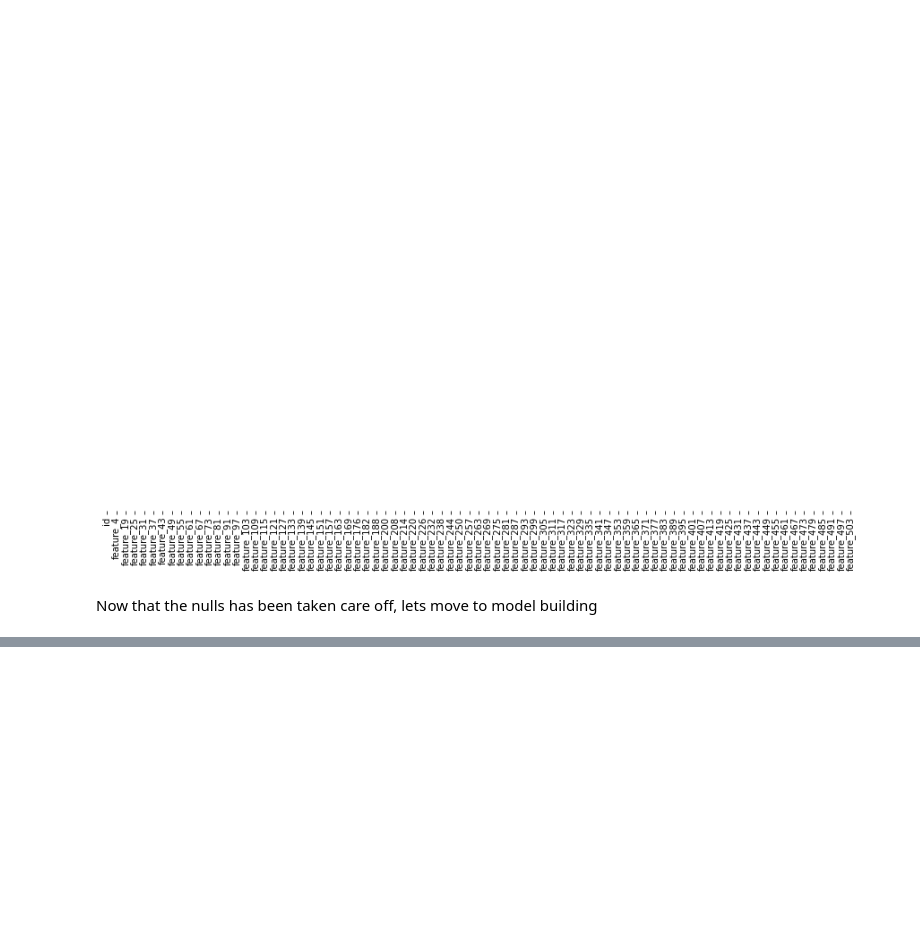
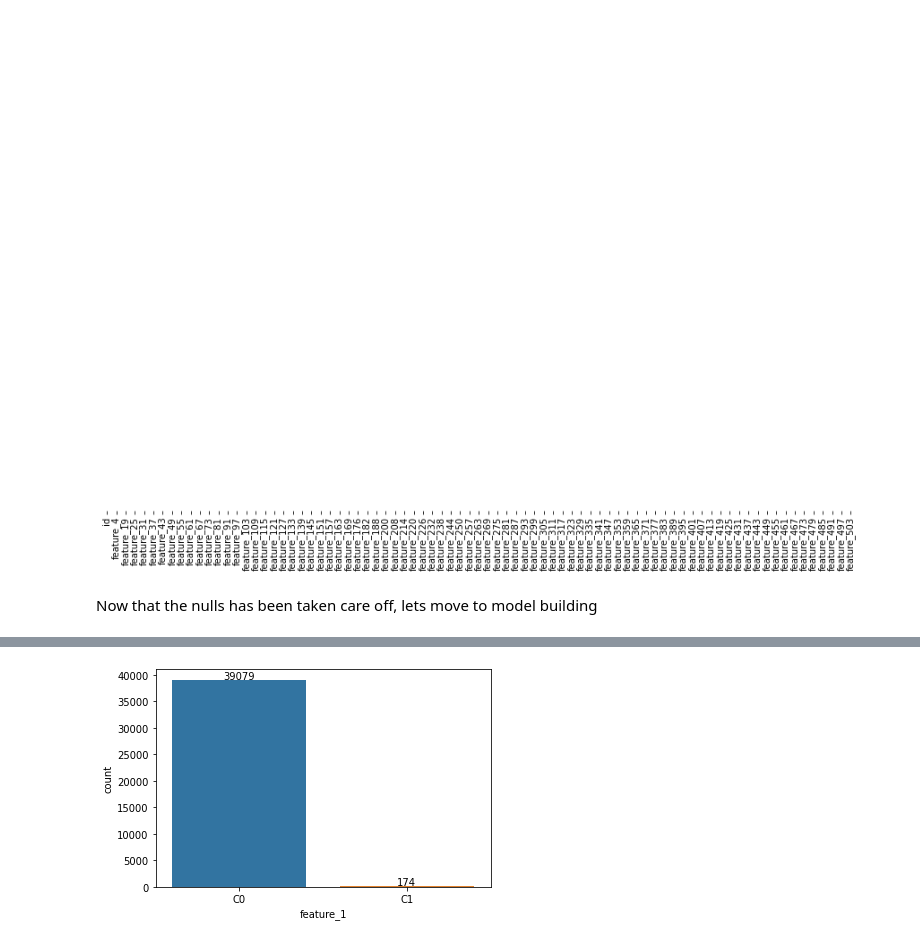
Before and after one commit to rohandawar/Netflix-Appetency, a Jupyter notebook: netflix-challange-nb-1.ipynb, the cells around one changed output, grey strips where cells are left out. Cells and saved outputs as stored; diff of their text form; code cells hidden in the pictures; blank space fills up the shorter version.

```diff
--- a/netflix-challange-nb-1.ipynb
+++ b/netflix-challange-nb-1.ipynb
@@ -450,0 +536,4 @@ Now that the nulls has been taken care off, lets move to model building
+# %%
+univariate(traindf,'feature_1')
+# %% [output]
+[figure, added]
```
Also changed, not shown: parts of 99 cells of this notebook.
